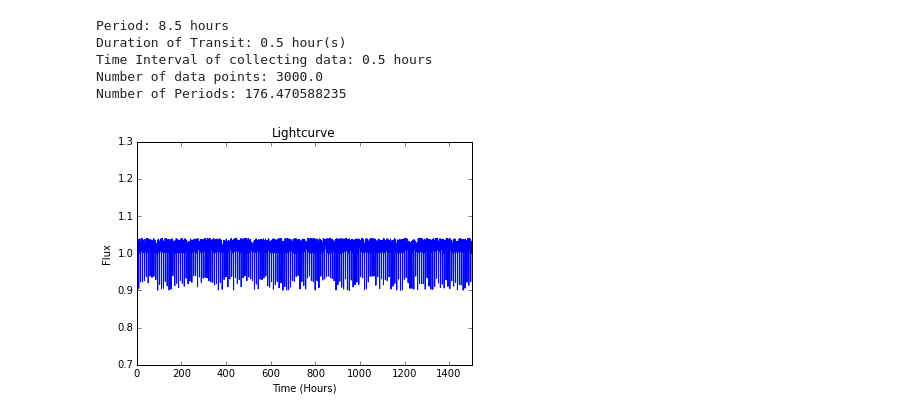
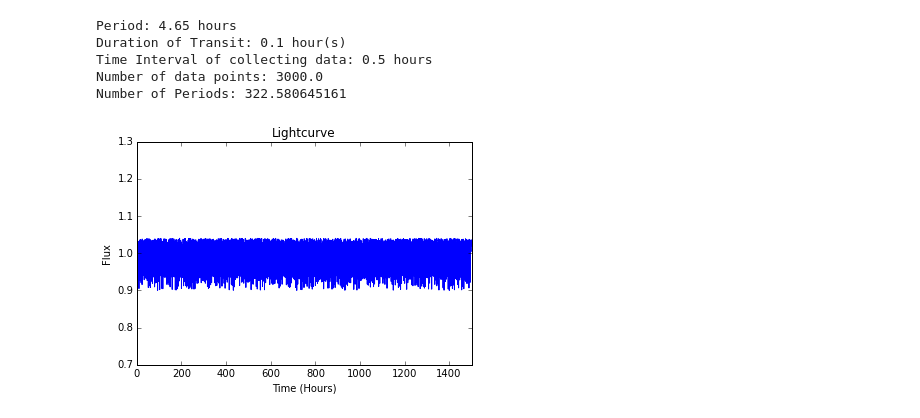
Before and after one commit to dianadianadiana/FFT, a Jupyter notebook: flux_function.ipynb, the cells around one changed output. Drawn from its saved outputs; the diff is of its cells as text; code cells hidden in the pictures.

```diff
--- a/flux_function.ipynb
+++ b/flux_function.ipynb
@@ -26,41 +69,41 @@ def flux(t, x):
 #Variables
 
 delta = .1 # depth # (Rplanet / Rstar)**2
 t0 = 0.0 # time of transit in hours
-period = 8.5 # orbital period in hours
-d = .5 # duration of transit in hours
+period = 4.65 # orbital period in hours
+d = .1 # duration of transit in hours
 sigma = 0.04 #scatter
-x = [delta, t0, period, d, sigma]
+time_int = .5 # time interval of receiving data in hours
+x = [delta, t0, period, d, sigma, time_int]
 
-time_int = .5 # time interval of receiving data in hours
 print("Period: " + str(period) + " hours")
 print("Duration of Transit: " + str(d) + " hour(s)")
 print("Time Interval of collecting data: " + str(time_int) + " hours")
 
 a, b = 0, 1500
 #N: number of data points
 N = np.round((b-a) / time_int) #float
 print("Number of data points: " + str(N))
 t = np.linspace(a, b, N, endpoint = False)
 d_pts = (b-a)/N
 print("Number of Periods: " +str((b-a)/period))
 
 #plot lightcurve
 f = flux(t, x)
 plt.plot(t, f)
 plt.title("Lightcurve")
 plt.xlabel("Time (Hours)")
 plt.ylabel("Flux")
 plt.xlim([a,b])
 plt.ylim([.7,1.3])
 plt.show()
 # %% [output]
-Period: 8.5 hours
-Duration of Transit: 0.5 hour(s)
+Period: 4.65 hours
+Duration of Transit: 0.1 hour(s)
 Time Interval of collecting data: 0.5 hours
 Number of data points: 3000.0
-Number of Periods: 176.470588235
+Number of Periods: 322.580645161
-[figure, old version]
+[figure, new version]
 # %%
 #FFT part
 
```
Also changed, not shown: parts of 4 cells of this notebook.
